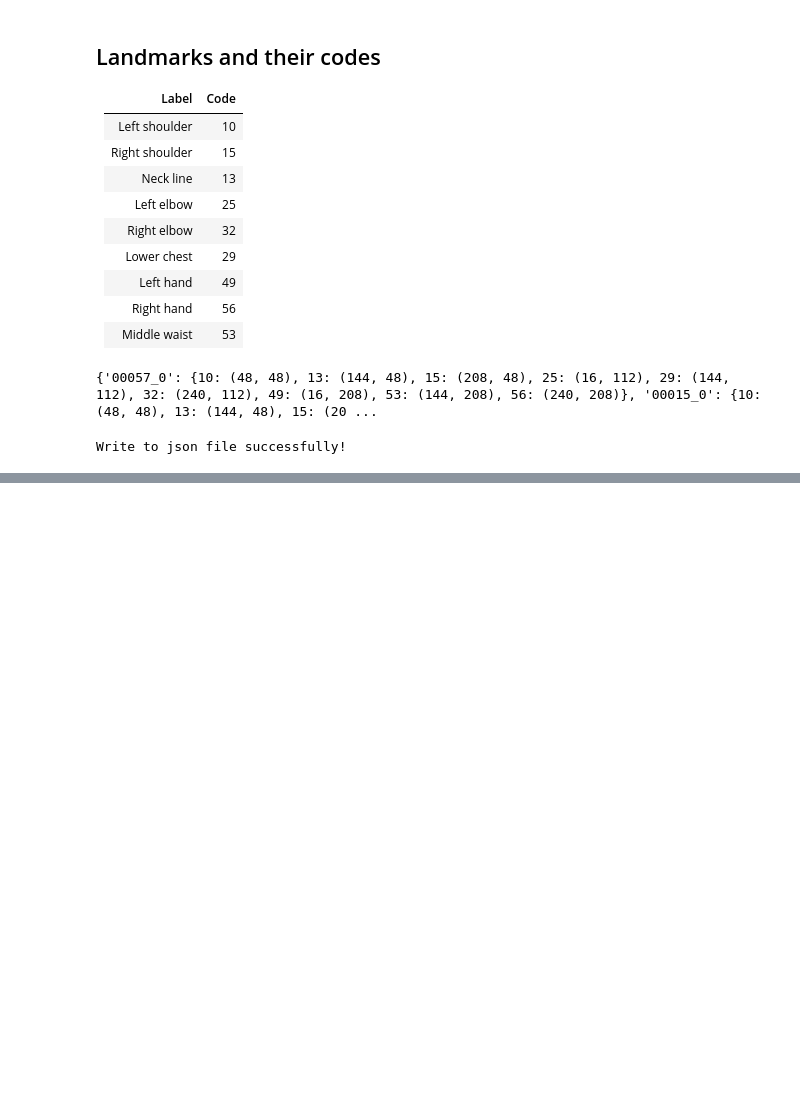
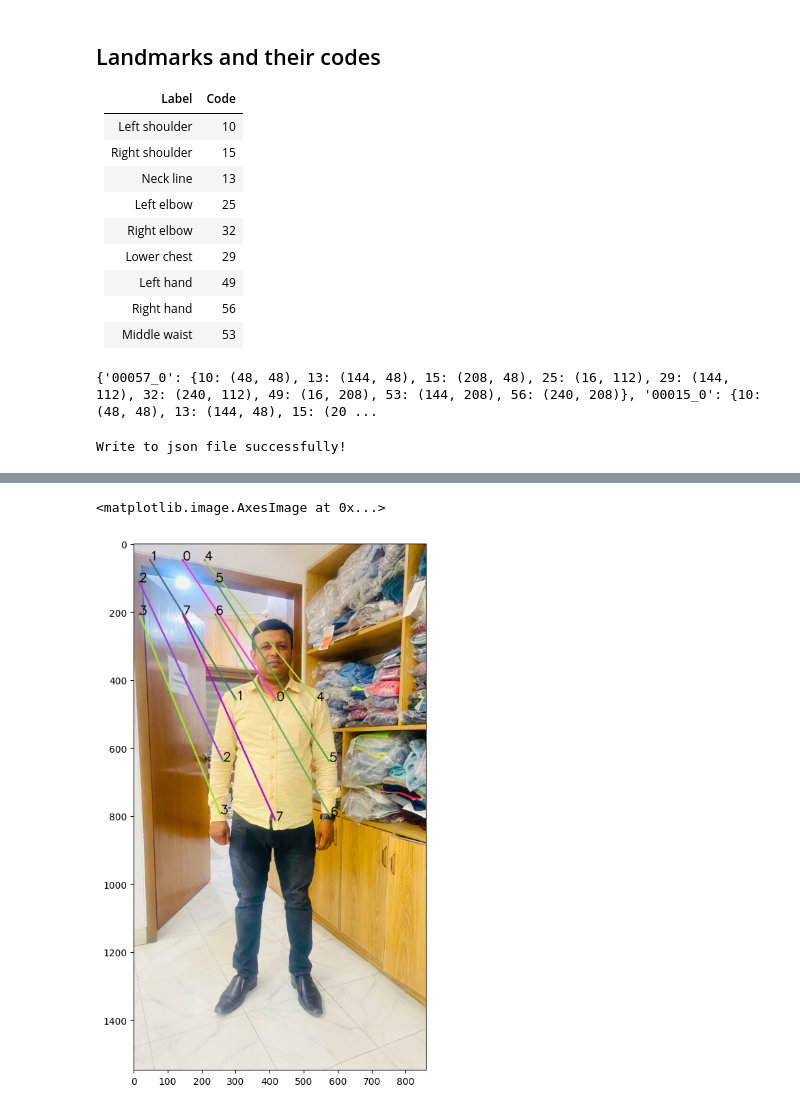
Before and after one commit to ansarker/AA, a Jupyter notebook: griding_pts.ipynb, the cells around one changed output, grey strips where cells are left out. Cells and saved outputs as stored; diff of their text form; code cells hidden in the pictures; blank space fills up the shorter version.

```diff
--- a/griding_pts.ipynb
+++ b/griding_pts.ipynb
@@ -141,0 +184,6 @@ Write to json file successfully!
+# %%
+with open("./grid_data/jsons/clothes_landmarks.json", "r") as read_file:
+    clothes_labels = json.load(read_file)
+    read_file.close()
+
+print(clothes_labels)
@@ -141,0 +381,26 @@ Write to json file successfully!
+# %%
+mp = model_pose.copy()
+lm = landmarks.copy()
+lm = np.delete(lm, 4, axis=0)
+mp_ = [1, 0, 3, 5, 2, 4, 7, 6]
+lm = lm[mp_]
+
+for i, loc in enumerate(mp):
+    target_x, target_y = loc
+    offset_x, offset_y = lm[i]
+
+    import random
+    r = random.randint(0, 255)
+    g = random.randint(0, 255)
+    b = random.randint(0, 255)
+    cv2.line(output, (target_x, target_y), (offset_x, offset_y), (r, g, b), 3)
+    cv2.circle(output, (target_x, target_y), 1, (0, 255, 0), 2)
+    cv2.putText(output, str(i), (target_x, target_y), cv2.FONT_HERSHEY_SIMPLEX, 1.2, (0, 0, 0), 2)
+    cv2.circle(output, (offset_x, offset_y), 1, (255, 0, 0), 2)
+    cv2.putText(output, str(i), (offset_x, offset_y), cv2.FONT_HERSHEY_SIMPLEX, 1.2, (0, 0, 0), 2)
+
+plt.figure(figsize=(10, 10))
+plt.imshow(output)
+# %% [output]
+<matplotlib.image.AxesImage at 0x...>
+[figure, added]
```
Also changed, not shown: parts of 12 cells of this notebook, 7 other files.
